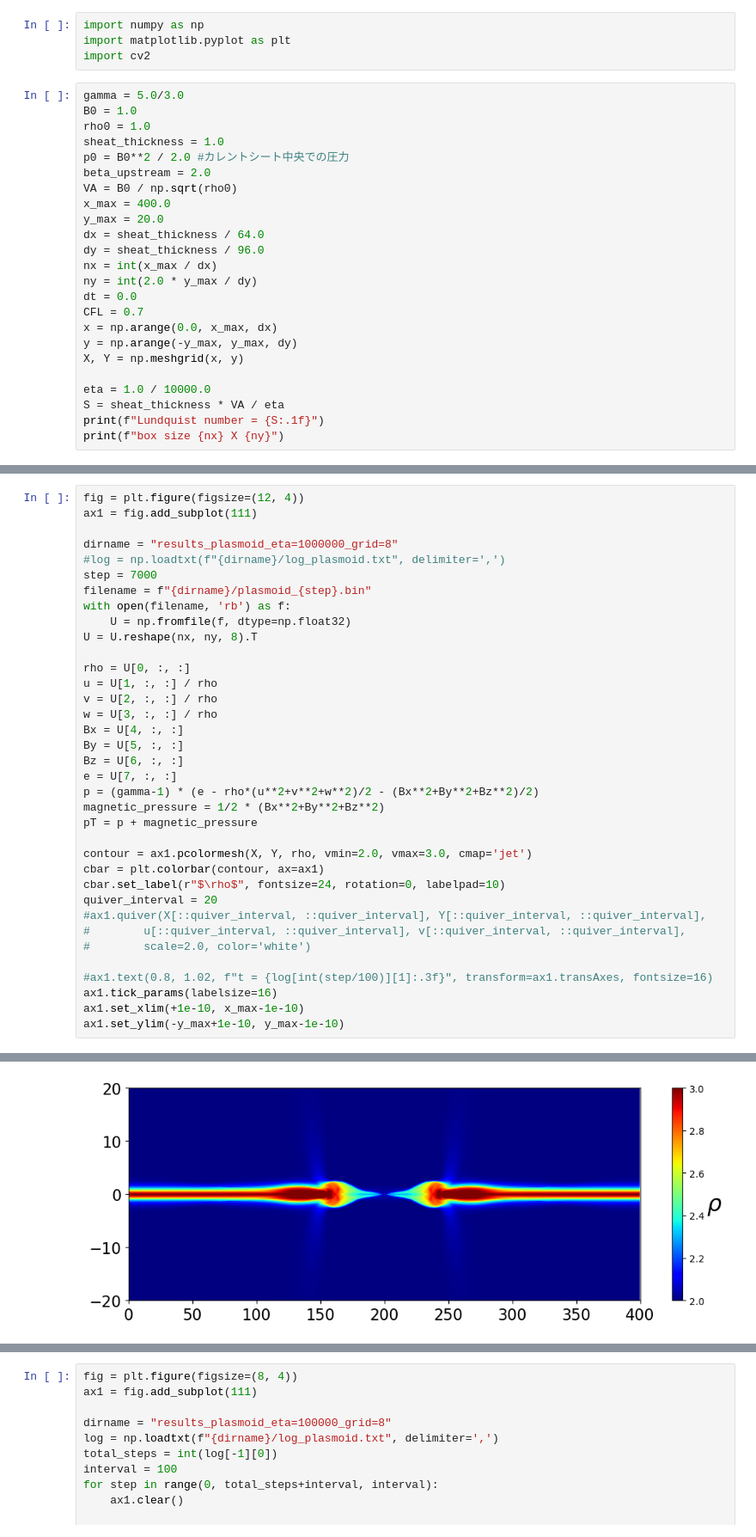
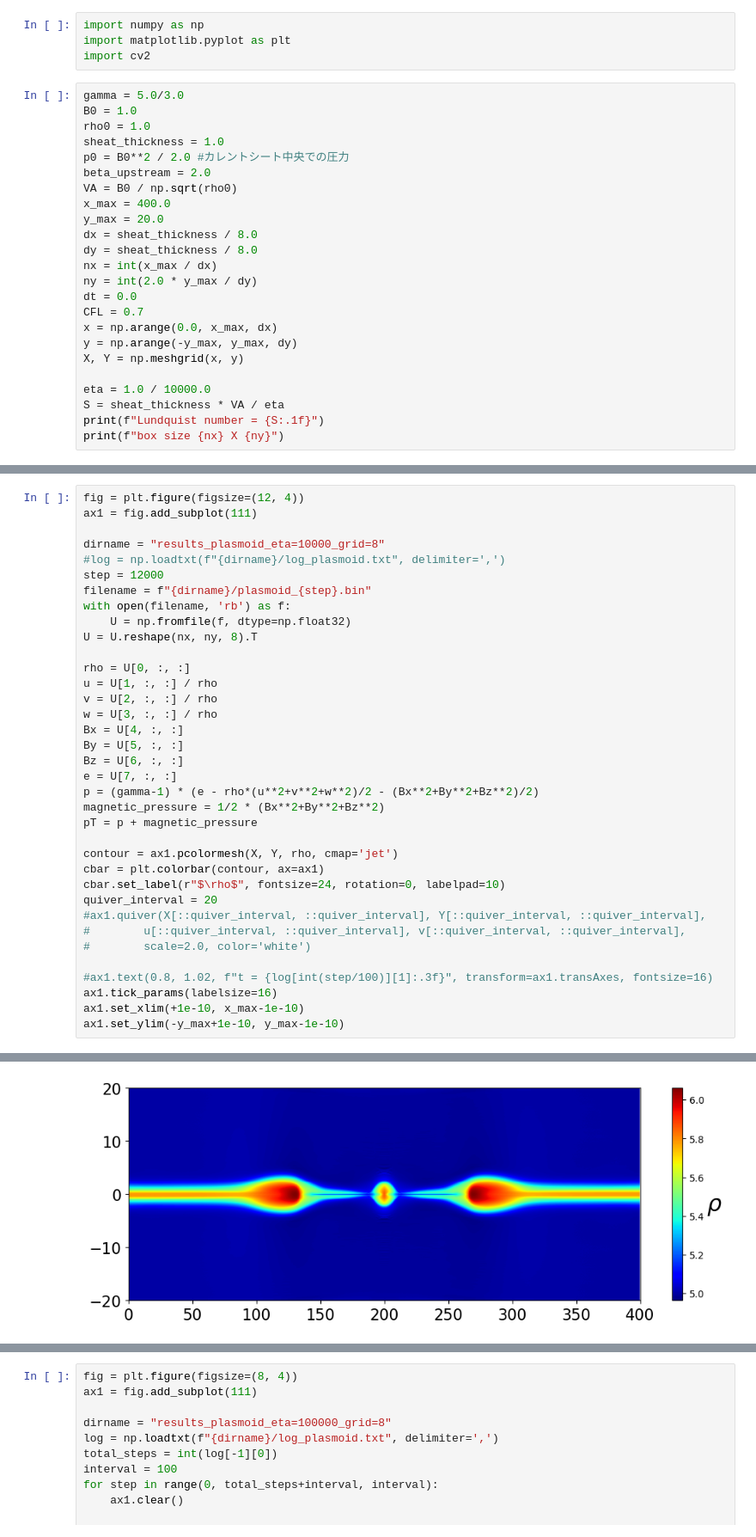
Before and after one commit to keita-akutagawa/ResistiveMHD_GPU, a Jupyter notebook: examples_2D/plasmoid_single/plasmoid.ipynb, the cells around one changed output, grey strips where cells are left out. Shown at 86% size. Cells and saved outputs as stored; diff of their text form.

```diff
--- a/examples_2D/plasmoid_single/plasmoid.ipynb
+++ b/examples_2D/plasmoid_single/plasmoid.ipynb
@@ -12,8 +12,8 @@ beta_upstream = 2.0
 VA = B0 / np.sqrt(rho0)
 x_max = 400.0
 y_max = 20.0
-dx = sheat_thickness / 64.0
-dy = sheat_thickness / 96.0
+dx = sheat_thickness / 8.0
+dy = sheat_thickness / 8.0
 nx = int(x_max / dx)
 ny = int(2.0 * y_max / dy)
 dt = 0.0
@@ -33,41 +33,41 @@ box size 25600 X 3840
 fig = plt.figure(figsize=(12, 4))
 ax1 = fig.add_subplot(111)
 
-dirname = "results_plasmoid_eta=1000000_grid=8"
+dirname = "results_plasmoid_eta=10000_grid=8"
 #log = np.loadtxt(f"{dirname}/log_plasmoid.txt", delimiter=',')
-step = 7000
+step = 12000
 filename = f"{dirname}/plasmoid_{step}.bin"
 with open(filename, 'rb') as f:
     U = np.fromfile(f, dtype=np.float32)
 U = U.reshape(nx, ny, 8).T
 
 rho = U[0, :, :]
 u = U[1, :, :] / rho
 v = U[2, :, :] / rho
 w = U[3, :, :] / rho
 Bx = U[4, :, :]
 By = U[5, :, :]
 Bz = U[6, :, :]
 e = U[7, :, :]
 p = (gamma-1) * (e - rho*(u**2+v**2+w**2)/2 - (Bx**2+By**2+Bz**2)/2)
 magnetic_pressure = 1/2 * (Bx**2+By**2+Bz**2)
 pT = p + magnetic_pressure
 
-contour = ax1.pcolormesh(X, Y, rho, vmin=2.0, vmax=3.0, cmap='jet')
+contour = ax1.pcolormesh(X, Y, rho, cmap='jet')
 cbar = plt.colorbar(contour, ax=ax1)
 cbar.set_label(r"$\rho$", fontsize=24, rotation=0, labelpad=10)
 quiver_interval = 20
 #ax1.quiver(X[::quiver_interval, ::quiver_interval], Y[::quiver_interval, ::quiver_interval],
 #        u[::quiver_interval, ::quiver_interval], v[::quiver_interval, ::quiver_interval],
 #        scale=2.0, color='white')
 
 #ax1.text(0.8, 1.02, f"t = {log[int(step/100)][1]:.3f}", transform=ax1.transAxes, fontsize=16)
 ax1.tick_params(labelsize=16)
 ax1.set_xlim(+1e-10, x_max-1e-10)
 ax1.set_ylim(-y_max+1e-10, y_max-1e-10)
 # %% [output]
 (-19.9999999999, 19.9999999999)
-[figure, old version]
+[figure, new version]
 # %%
 fig = plt.figure(figsize=(8, 4))
 ax1 = fig.add_subplot(111)
```
Also changed, not shown: parts of 2 cells of this notebook, 1 other file.
